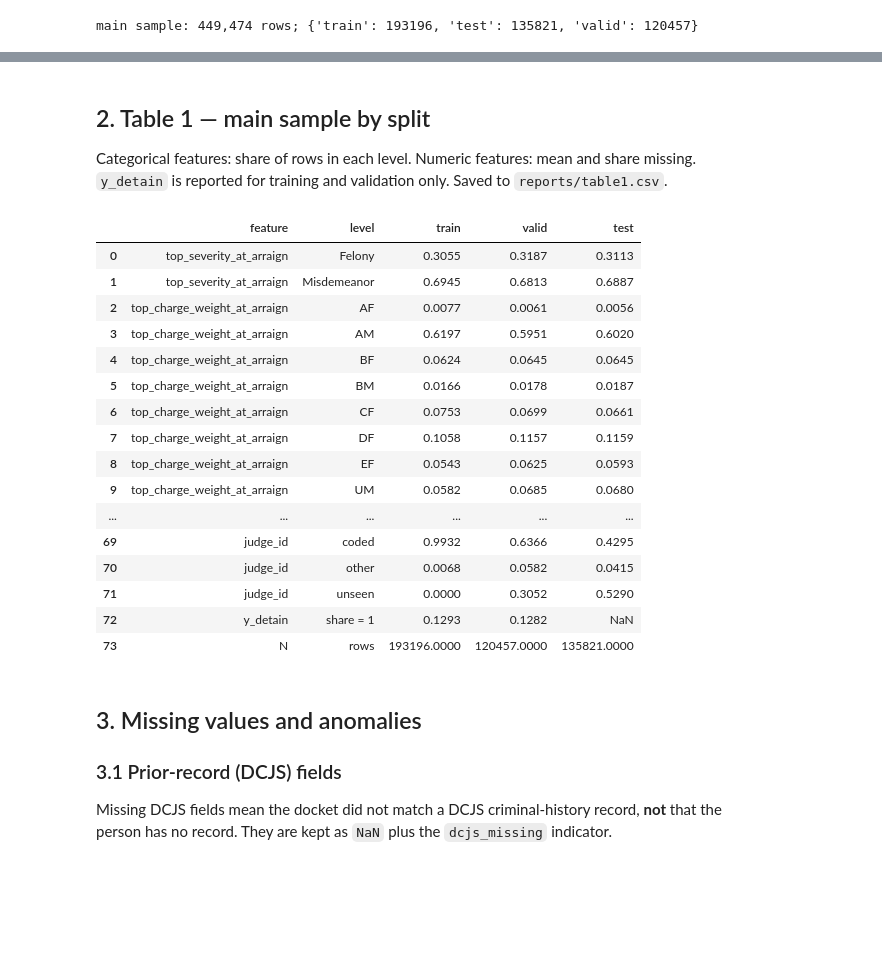
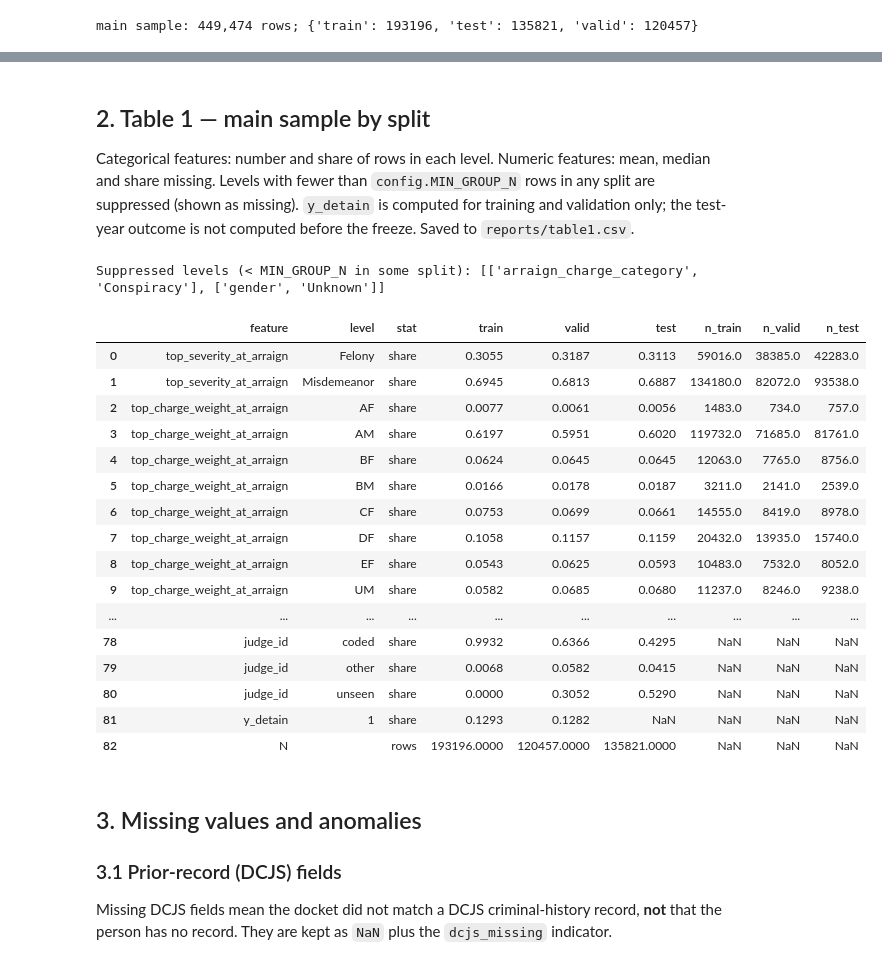
Before and after one commit to POL408-Team5/ny-pretrial-detention, a Jupyter notebook: notebooks/02_features.ipynb, the cells around one changed output, grey strips where cells are left out. Cells and saved outputs as stored; diff of their text form; code cells hidden in the pictures; blank space fills up the shorter version.

```diff
--- a/notebooks/02_features.ipynb
+++ b/notebooks/02_features.ipynb
@@ -25,8 +25,11 @@ Each set adds to the previous one. `check_leakage` rejects any column on `config
 # %%
+from src.features import SUPPLEMENTARY_SETS
 for name, cols in FEATURE_SETS.items():
     check_leakage(cols)
     print(f"{name} ({len(cols)}): {cols}")
+for name, cols in SUPPLEMENTARY_SETS.items():
+    print(f"[supplementary] {name} ({len(cols)}): {cols}")
 print("\nNumeric:", NUMERIC)
-X = get_X(main, "CASE_COURT_JUDGE")
+X = get_X(main, "CASE_COURT_JUDGE").join(get_X(main, "CASE_PLUS_GENDER")[["gender"]])   # all features, for description
 print("\nModel-ready frame:", X.shape, "| categorical levels:", {c: X[c].nunique() for c in CATEGORICAL})
 # %% [output]
@@ -40,45 +44,55 @@ Model-ready frame: (449474, 21) | categorical levels: {'top_severity_at_arraign'
 # %% [markdown]
 ## 2. Table 1 — main sample by split
 
-Categorical features: share of rows in each level. Numeric features: mean and share missing. `y_detain` is reported for training and validation only. Saved to `reports/table1.csv`.
+Categorical features: number and share of rows in each level. Numeric features: mean, median and share missing. Levels with fewer than `config.MIN_GROUP_N` rows in any split are suppressed (shown as missing). `y_detain` is computed for training and validation only; the test-year outcome is not computed before the freeze. Saved to `reports/table1.csv`.
 # %%
+splits = ["train", "valid", "test"]
+sp = main[config.SPLIT_COL]
 rows = []
-splits = ["train", "valid", "test"]
 for c in [c for c in CATEGORICAL if c != "judge_id"]:
-    tab = pd.crosstab(X[c], main[config.SPLIT_COL], normalize="columns").reindex(columns=splits)
-    for level, r in tab.iterrows():
-        rows.append({"feature": c, "level": level, **{s: round(r[s], 4) for s in splits}})
+    n = pd.crosstab(X[c], sp).reindex(columns=splits, fill_value=0)
+    share = n / n.sum()
+    for level in n.index:
+        small = (n.loc[level] < config.MIN_GROUP_N).any()
+        row = {"feature": c, "level": level, "stat": "share"}
+        for s_ in splits:
+            row[s_] = np.nan if small else round(share.loc[level, s_], 4)
+            row[f"n_{s_}"] = np.nan if small else int(n.loc[level, s_])
+        rows.append(row)
 for c in NUMERIC:
-    g = X[c].groupby(main[config.SPLIT_COL])
-    rows.append({"feature": c, "level": "mean", **{s: round(g.mean()[s], 3) for s in splits}})
-    rows.append({"feature": c, "level": "share missing", **{s: round(X[c].isna().groupby(main[config.SPLIT_COL]).mean()[s], 4) for s in splits}})
+    g = X[c].groupby(sp)
+    for stat, vals in [("mean", g.mean()), ("median", g.median()), ("share missing", X[c].isna().groupby(sp).mean())]:
+        rows.append({"feature": c, "level": "", "stat": stat, **{s_: round(vals[s_], 4) for s_ in splits}})
 jk = main["judge_id"].where(~main["judge_id"].str.startswith("J").fillna(False), "coded")
 for level in ["coded", "other", "unseen"]:
-    rows.append({"feature": "judge_id", "level": level, **{s: round((jk[main[config.SPLIT_COL] == s] == level).mean(), 4) for s in splits}})
-y = main.groupby(config.SPLIT_COL)[config.TARGET_Q1].mean()
-rows.append({"feature": "y_detain", "level": "share = 1", "train": round(y["train"], 4), "valid": round(y["valid"], 4), "test": np.nan})
-rows.append({"feature": "N", "level": "rows", **{s: int((main[config.SPLIT_COL] == s).sum()) for s in splits}})
-table1 = pd.DataFrame(rows)
+    rows.append({"feature": "judge_id", "level": level, "stat": "share", **{s_: round((jk[sp == s_] == level).mean(), 4) for s_ in splits}})
+tv = main[sp.isin(["train", "valid"])]                     # outcome: training and validation only
+y = tv.groupby(config.SPLIT_COL)[config.TARGET_Q1].mean()
+rows.append({"feature": "y_detain", "level": "1", "stat": "share", "train": round(y["train"], 4), "valid": round(y["valid"], 4), "test": np.nan})
+rows.append({"feature": "N", "level": "", "stat": "rows", **{s_: int((sp == s_).sum()) for s_ in splits}})
+table1 = pd.DataFrame(rows)[["feature", "level", "stat"] + splits + [f"n_{s_}" for s_ in splits]]
 table1.to_csv(config.REPORTS / "table1.csv", index=False)
+print("Suppressed levels (< MIN_GROUP_N in some split):", table1.loc[(table1["stat"] == "share") & table1["train"].isna() & (table1["feature"] != "y_detain"), ["feature", "level"]].values.tolist())
 table1
 # %% [output]
+Suppressed levels (< MIN_GROUP_N in some split): [['arraign_charge_category', 'Conspiracy'], ['gender', 'Unknown']]
-|  | feature | level | train | valid | test |
-| 0 | top_severity_at_arraign | Felony | 0.3055 | 0.3187 | 0.3113 |
-| 1 | top_severity_at_arraign | Misdemeanor | 0.6945 | 0.6813 | 0.6887 |
-| 2 | top_charge_weight_at_arraign | AF | 0.0077 | 0.0061 | 0.0056 |
-| 3 | top_charge_weight_at_arraign | AM | 0.6197 | 0.5951 | 0.6020 |
-| 4 | top_charge_weight_at_arraign | BF | 0.0624 | 0.0645 | 0.0645 |
-| 5 | top_charge_weight_at_arraign | BM | 0.0166 | 0.0178 | 0.0187 |
-| 6 | top_charge_weight_at_arraign | CF | 0.0753 | 0.0699 | 0.0661 |
-| 7 | top_charge_weight_at_arraign | DF | 0.1058 | 0.1157 | 0.1159 |
-| 8 | top_charge_weight_at_arraign | EF | 0.0543 | 0.0625 | 0.0593 |
-| 9 | top_charge_weight_at_arraign | UM | 0.0582 | 0.0685 | 0.0680 |
-| ... | ... | ... | ... | ... | ... |
-| 69 | judge_id | coded | 0.9932 | 0.6366 | 0.4295 |
-| 70 | judge_id | other | 0.0068 | 0.0582 | 0.0415 |
-| 71 | judge_id | unseen | 0.0000 | 0.3052 | 0.5290 |
-| 72 | y_detain | share = 1 | 0.1293 | 0.1282 | NaN |
-| 73 | N | rows | 193196.0000 | 120457.0000 | 135821.0000 |
+|  | feature | level | stat | train | valid | test | n_train | n_valid | n_test |
+| 0 | top_severity_at_arraign | Felony | share | 0.3055 | 0.3187 | 0.3113 | 59016.0 | 38385.0 | 42283.0 |
+| 1 | top_severity_at_arraign | Misdemeanor | share | 0.6945 | 0.6813 | 0.6887 | 134180.0 | 82072.0 | 93538.0 |
+| 2 | top_charge_weight_at_arraign | AF | share | 0.0077 | 0.0061 | 0.0056 | 1483.0 | 734.0 | 757.0 |
+| 3 | top_charge_weight_at_arraign | AM | share | 0.6197 | 0.5951 | 0.6020 | 119732.0 | 71685.0 | 81761.0 |
+| 4 | top_charge_weight_at_arraign | BF | share | 0.0624 | 0.0645 | 0.0645 | 12063.0 | 7765.0 | 8756.0 |
+| 5 | top_charge_weight_at_arraign | BM | share | 0.0166 | 0.0178 | 0.0187 | 3211.0 | 2141.0 | 2539.0 |
+| 6 | top_charge_weight_at_arraign | CF | share | 0.0753 | 0.0699 | 0.0661 | 14555.0 | 8419.0 | 8978.0 |
+| 7 | top_charge_weight_at_arraign | DF | share | 0.1058 | 0.1157 | 0.1159 | 20432.0 | 13935.0 | 15740.0 |
+| 8 | top_charge_weight_at_arraign | EF | share | 0.0543 | 0.0625 | 0.0593 | 10483.0 | 7532.0 | 8052.0 |
+| 9 | top_charge_weight_at_arraign | UM | share | 0.0582 | 0.0685 | 0.0680 | 11237.0 | 8246.0 | 9238.0 |
+| ... | ... | ... | ... | ... | ... | ... | ... | ... | ... |
+| 78 | judge_id | coded | share | 0.9932 | 0.6366 | 0.4295 | NaN | NaN | NaN |
+| 79 | judge_id | other | share | 0.0068 | 0.0582 | 0.0415 | NaN | NaN | NaN |
+| 80 | judge_id | unseen | share | 0.0000 | 0.3052 | 0.5290 | NaN | NaN | NaN |
+| 81 | y_detain | 1 | share | 0.1293 | 0.1282 | NaN | NaN | NaN | NaN |
+| 82 | N |  | rows | 193196.0000 | 120457.0000 | 135821.0000 | NaN | NaN | NaN |
 # %% [markdown]
 ## 3. Missing values and anomalies
 
```
Also changed, not shown: parts of 3 cells of this notebook, 16 other files.
